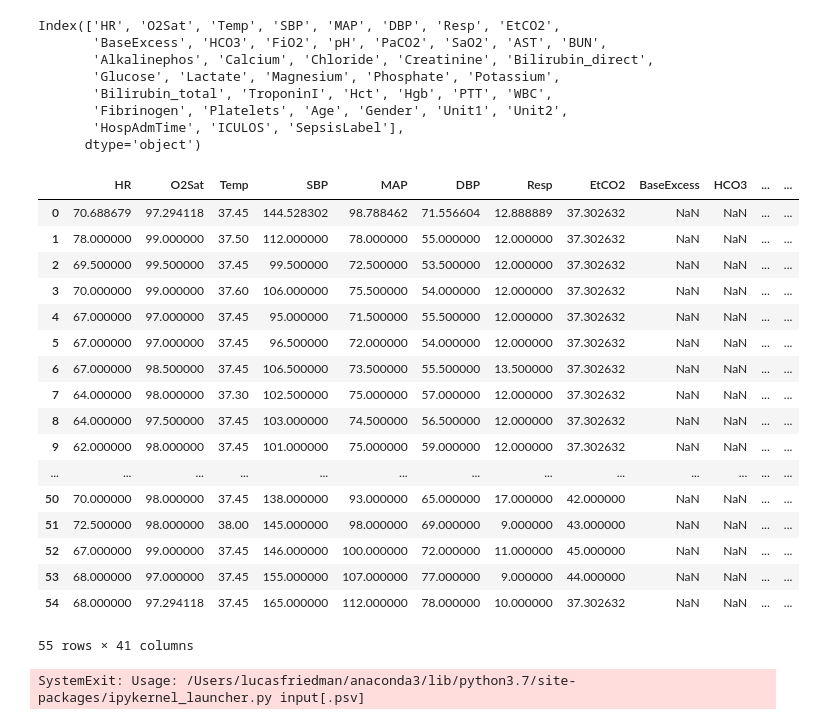
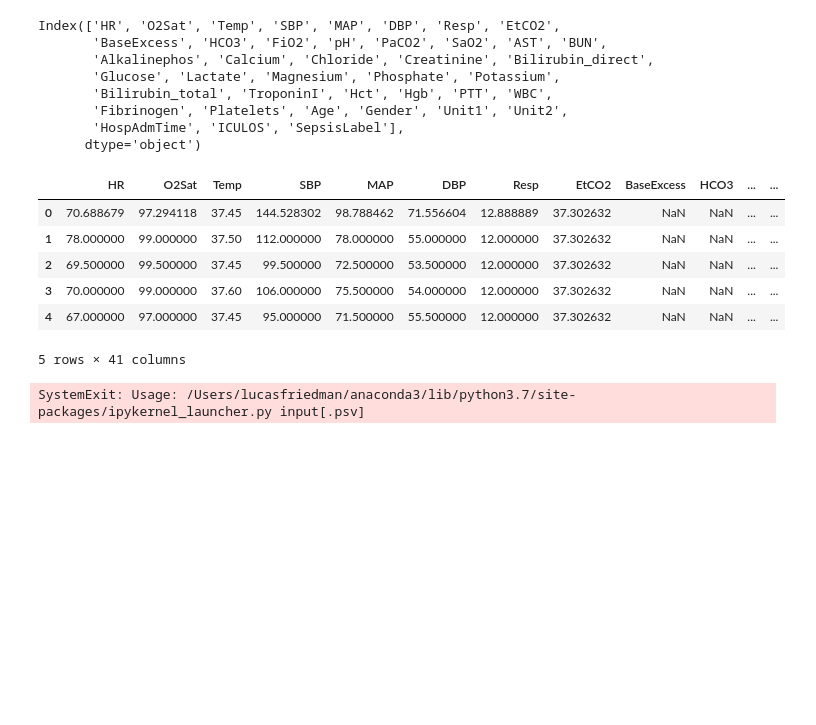
Before and after one commit to Fryman93/SprungBoard, a Jupyter notebook: Capstone 2/Sepsis/Sepsis.ipynb, the cells around one changed output. Drawn from its saved outputs; the diff is of its cells as text; code cells hidden in the pictures; blank space fills up the shorter version.

```diff
--- a/Capstone 2/Sepsis/Sepsis.ipynb
+++ b/Capstone 2/Sepsis/Sepsis.ipynb
@@ -249,38 +250,27 @@ Index(['HR', 'O2Sat', 'Temp', 'SBP', 'MAP', 'DBP', 'Resp', 'EtCO2',
 # %%
 # Handling the missing data
 
 TS_features = ['HR', 'O2Sat', 'Temp', 'SBP', 'MAP', 'DBP', 'Resp', 'EtCO2']
 MV_features = ['BaseExcess', 'HCO3', 'FiO2', 'pH', 'PaCO2', 'SaO2', 'AST', 'BUN',
        'Alkalinephos', 'Calcium', 'Chloride', 'Creatinine', 'Bilirubin_direct',
        'Glucose', 'Lactate', 'Magnesium', 'Phosphate', 'Potassium',
        'Bilirubin_total', 'TroponinI', 'Hct', 'Hgb', 'PTT', 'WBC',
        'Fibrinogen', 'Platelets']
 
 # TS features
 for feature in TS_features:
     test[feature].fillna((test[feature].mean()), inplace=True)
 
 # MV feaatures
 test[MV_features] = test[MV_features].fillna(method='ffill')
 test[MV_features] = test[MV_features].fillna(method='bfill')
 
-test
+test.head()
 # %% [output]
 |  | HR | O2Sat | Temp | SBP | MAP | DBP | Resp | EtCO2 | BaseExcess | HCO3 | ... | ... |
 | 0 | 70.688679 | 97.294118 | 37.45 | 144.528302 | 98.788462 | 71.556604 | 12.888889 | 37.302632 | NaN | NaN | ... | ... |
 | 1 | 78.000000 | 99.000000 | 37.50 | 112.000000 | 78.000000 | 55.000000 | 12.000000 | 37.302632 | NaN | NaN | ... | ... |
 | 2 | 69.500000 | 99.500000 | 37.45 | 99.500000 | 72.500000 | 53.500000 | 12.000000 | 37.302632 | NaN | NaN | ... | ... |
 | 3 | 70.000000 | 99.000000 | 37.60 | 106.000000 | 75.500000 | 54.000000 | 12.000000 | 37.302632 | NaN | NaN | ... | ... |
 | 4 | 67.000000 | 97.000000 | 37.45 | 95.000000 | 71.500000 | 55.500000 | 12.000000 | 37.302632 | NaN | NaN | ... | ... |
-| 5 | 67.000000 | 97.000000 | 37.45 | 96.500000 | 72.000000 | 54.000000 | 12.000000 | 37.302632 | NaN | NaN | ... | ... |
-| 6 | 67.000000 | 98.500000 | 37.45 | 106.500000 | 73.500000 | 55.500000 | 13.500000 | 37.302632 | NaN | NaN | ... | ... |
-| 7 | 64.000000 | 98.000000 | 37.30 | 102.500000 | 75.000000 | 57.000000 | 12.000000 | 37.302632 | NaN | NaN | ... | ... |
-| 8 | 64.000000 | 97.500000 | 37.45 | 103.000000 | 74.500000 | 56.500000 | 12.000000 | 37.302632 | NaN | NaN | ... | ... |
-| 9 | 62.000000 | 98.000000 | 37.45 | 101.000000 | 75.000000 | 59.000000 | 12.000000 | 37.302632 | NaN | NaN | ... | ... |
-| ... | ... | ... | ... | ... | ... | ... | ... | ... | ... | ... | ... | ... |
-| 50 | 70.000000 | 98.000000 | 37.45 | 138.000000 | 93.000000 | 65.000000 | 17.000000 | 42.000000 | NaN | NaN | ... | ... |
-| 51 | 72.500000 | 98.000000 | 38.00 | 145.000000 | 98.000000 | 69.000000 | 9.000000 | 43.000000 | NaN | NaN | ... | ... |
-| 52 | 67.000000 | 99.000000 | 37.45 | 146.000000 | 100.000000 | 72.000000 | 11.000000 | 45.000000 | NaN | NaN | ... | ... |
-| 53 | 68.000000 | 97.000000 | 37.45 | 155.000000 | 107.000000 | 77.000000 | 9.000000 | 44.000000 | NaN | NaN | ... | ... |
-| 54 | 68.000000 | 97.294118 | 37.45 | 165.000000 | 112.000000 | 78.000000 | 10.000000 | 37.302632 | NaN | NaN | ... | ... |
-55 rows × 41 columns
+5 rows × 41 columns
```
Also changed, not shown: parts of 8 cells of this notebook.
